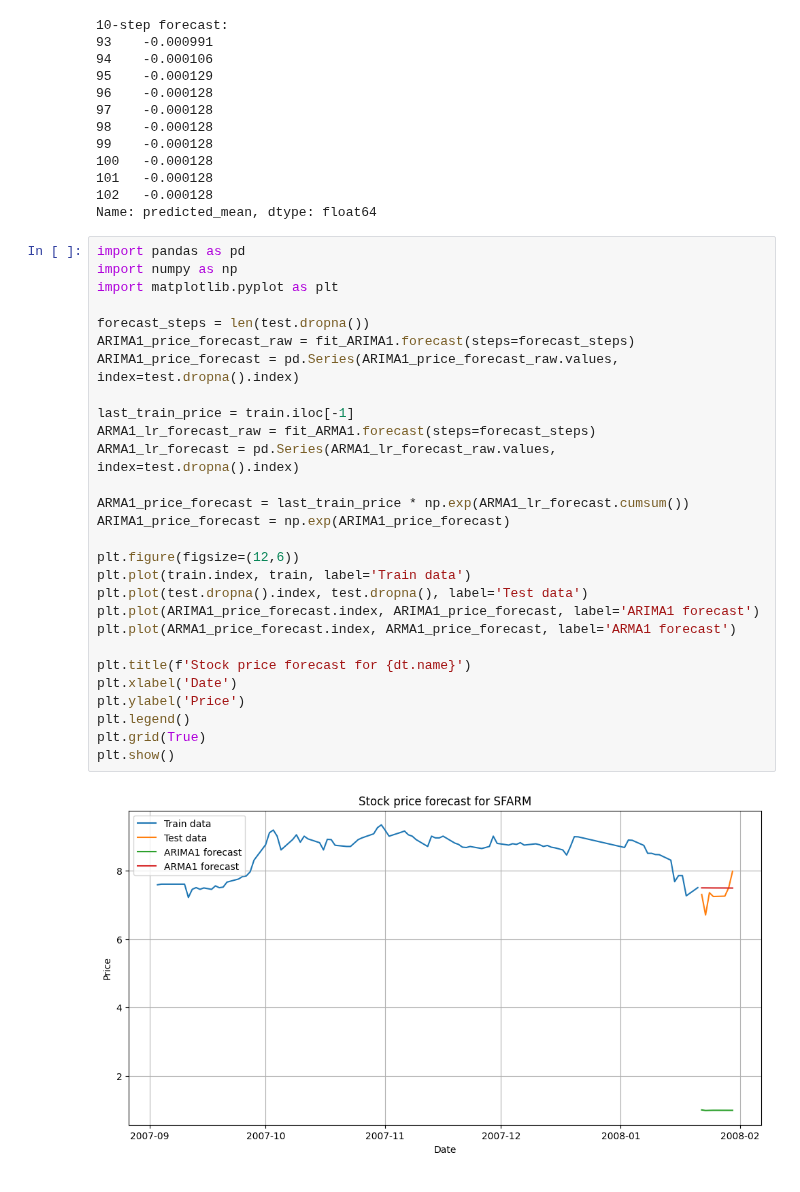
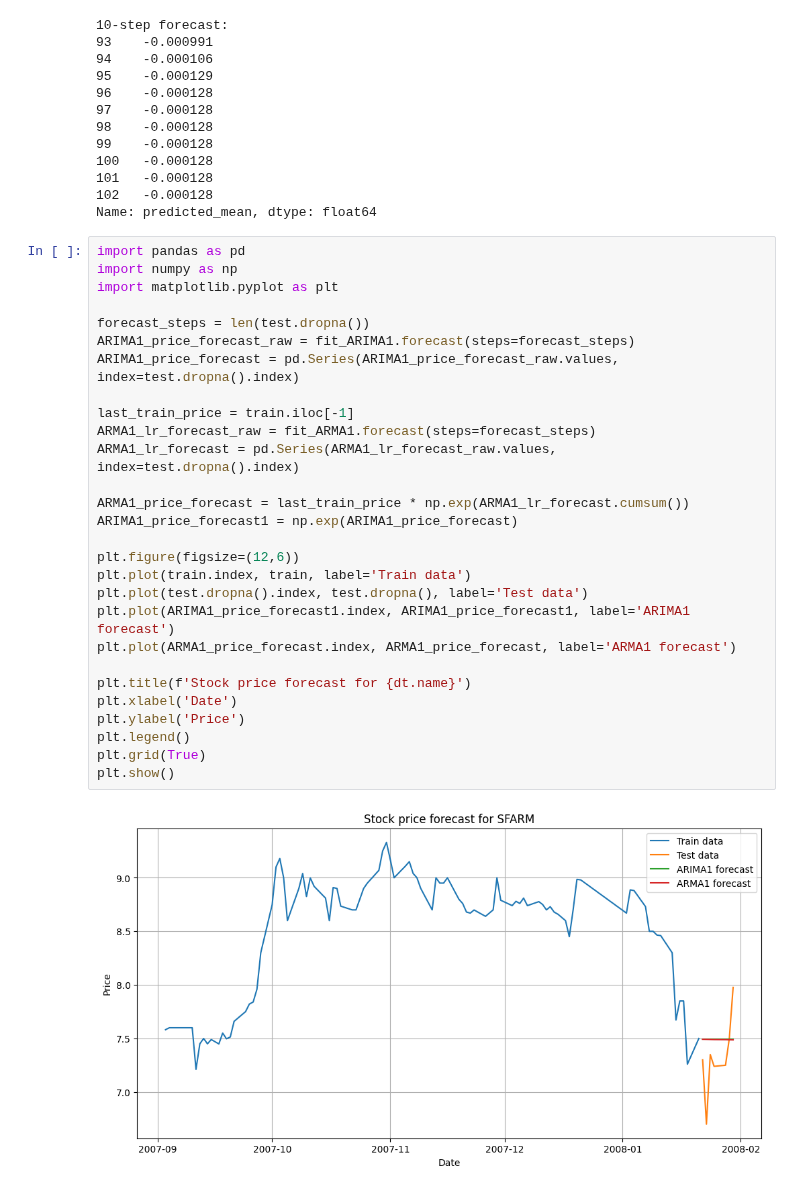
Before and after one commit to febse/ts2025-presentations-2-boyana, a Jupyter notebook: assignment.ipynb, the cells around one changed output. Drawn from its saved outputs; the diff is of its cells as text.

```diff
--- a/assignment.ipynb
+++ b/assignment.ipynb
@@ -573,33 +577,33 @@ Name: predicted_mean, dtype: float64
 # %%
 import pandas as pd
 import numpy as np
 import matplotlib.pyplot as plt
 
 forecast_steps = len(test.dropna())
 ARIMA1_price_forecast_raw = fit_ARIMA1.forecast(steps=forecast_steps)
 ARIMA1_price_forecast = pd.Series(ARIMA1_price_forecast_raw.values, index=test.dropna().index)
 
 last_train_price = train.iloc[-1]
 ARMA1_lr_forecast_raw = fit_ARMA1.forecast(steps=forecast_steps)
 ARMA1_lr_forecast = pd.Series(ARMA1_lr_forecast_raw.values, index=test.dropna().index)
 
 ARMA1_price_forecast = last_train_price * np.exp(ARMA1_lr_forecast.cumsum())
-ARIMA1_price_forecast = np.exp(ARIMA1_price_forecast)
+ARIMA1_price_forecast1 = np.exp(ARIMA1_price_forecast)
 
 plt.figure(figsize=(12,6))
 plt.plot(train.index, train, label='Train data')
 plt.plot(test.dropna().index, test.dropna(), label='Test data')
-plt.plot(ARIMA1_price_forecast.index, ARIMA1_price_forecast, label='ARIMA1 forecast')
+plt.plot(ARIMA1_price_forecast1.index, ARIMA1_price_forecast1, label='ARIMA1 forecast')
 plt.plot(ARMA1_price_forecast.index, ARMA1_price_forecast, label='ARMA1 forecast')
 
 plt.title(f'Stock price forecast for {dt.name}')
 plt.xlabel('Date')
 plt.ylabel('Price')
 plt.legend()
 plt.grid(True)
 plt.show()
 # %% [output]
-[figure, old version]
+[figure, new version]
 # %%
 from sklearn.metrics import mean_squared_error
 
```
Also changed, not shown: parts of 17 cells of this notebook.
